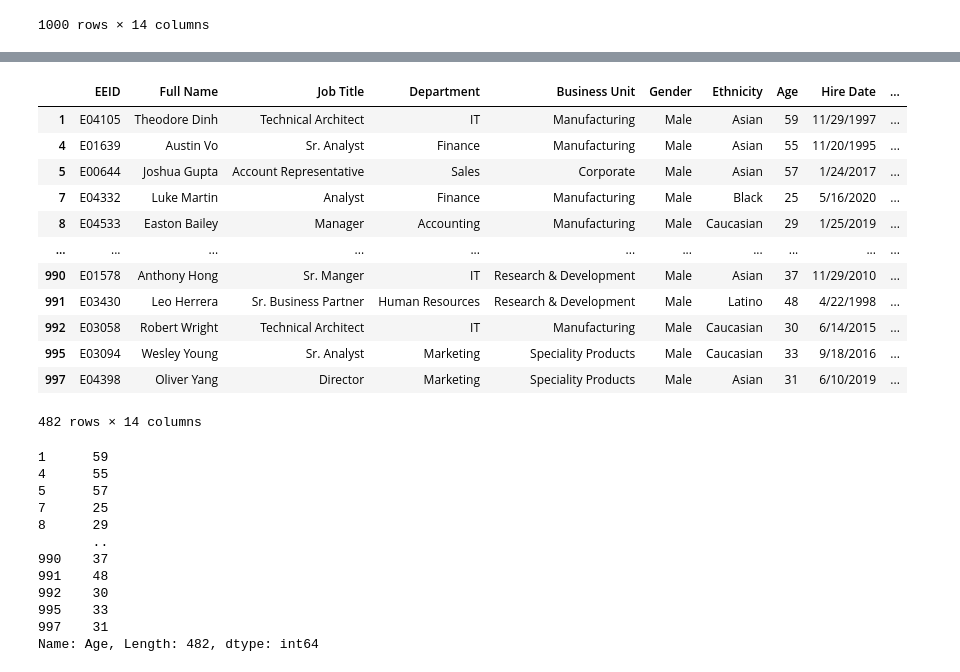
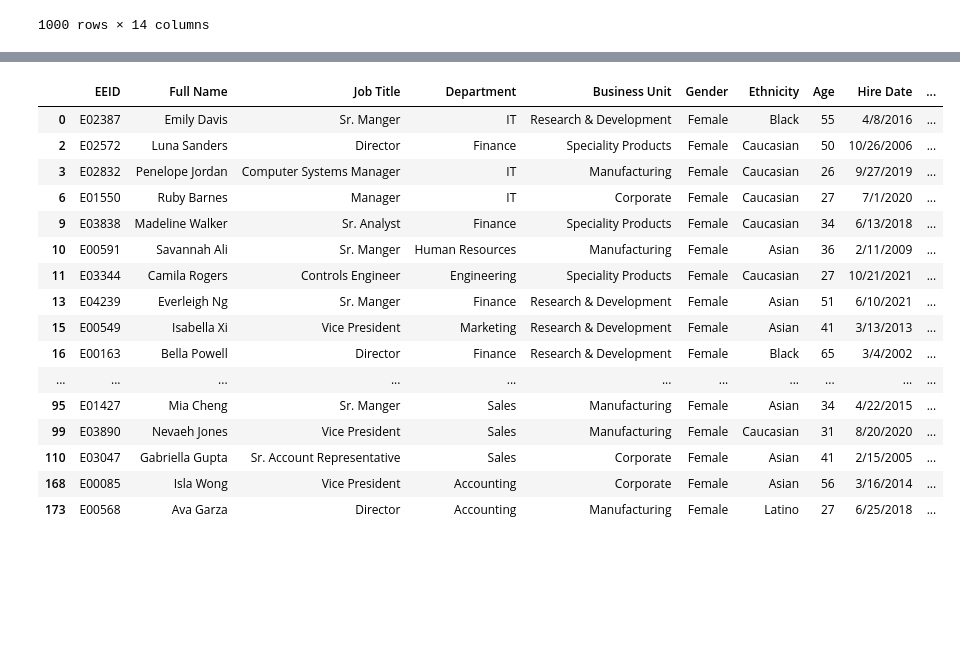
Before and after one commit to MortadhaHouch/data-analysis-getting-started, a Jupyter notebook: data_analysis.ipynb, the cells around one changed output, grey strips where cells are left out. Cells and saved outputs as stored; diff of their text form; code cells hidden in the pictures; blank space fills up the shorter version.

```diff
--- a/data_analysis.ipynb
+++ b/data_analysis.ipynb
@@ -41,33 +30,21 @@ males
 # %%
-females = data_frame[data_frame["Gender"] == "Male"]
-females
+females = data_frame[data_frame["Gender"] == "Female"]
+females.groupby("Department").head(5)
 # %% [output]
 |  | EEID | Full Name | Job Title | Department | Business Unit | Gender | Ethnicity | Age | Hire Date | ... |
-| 1 | E04105 | Theodore Dinh | Technical Architect | IT | Manufacturing | Male | Asian | 59 | 11/29/1997 | ... |
-| 4 | E01639 | Austin Vo | Sr. Analyst | Finance | Manufacturing | Male | Asian | 55 | 11/20/1995 | ... |
-| 5 | E00644 | Joshua Gupta | Account Representative | Sales | Corporate | Male | Asian | 57 | 1/24/2017 | ... |
-| 7 | E04332 | Luke Martin | Analyst | Finance | Manufacturing | Male | Black | 25 | 5/16/2020 | ... |
-| 8 | E04533 | Easton Bailey | Manager | Accounting | Manufacturing | Male | Caucasian | 29 | 1/25/2019 | ... |
+| 0 | E02387 | Emily Davis | Sr. Manger | IT | Research & Development | Female | Black | 55 | 4/8/2016 | ... |
+| 2 | E02572 | Luna Sanders | Director | Finance | Speciality Products | Female | Caucasian | 50 | 10/26/2006 | ... |
+| 3 | E02832 | Penelope Jordan | Computer Systems Manager | IT | Manufacturing | Female | Caucasian | 26 | 9/27/2019 | ... |
+| 6 | E01550 | Ruby Barnes | Manager | IT | Corporate | Female | Caucasian | 27 | 7/1/2020 | ... |
+| 9 | E03838 | Madeline Walker | Sr. Analyst | Finance | Speciality Products | Female | Caucasian | 34 | 6/13/2018 | ... |
+| 10 | E00591 | Savannah Ali | Sr. Manger | Human Resources | Manufacturing | Female | Asian | 36 | 2/11/2009 | ... |
+| 11 | E03344 | Camila Rogers | Controls Engineer | Engineering | Speciality Products | Female | Caucasian | 27 | 10/21/2021 | ... |
+| 13 | E04239 | Everleigh Ng | Sr. Manger | Finance | Research & Development | Female | Asian | 51 | 6/10/2021 | ... |
+| 15 | E00549 | Isabella Xi | Vice President | Marketing | Research & Development | Female | Asian | 41 | 3/13/2013 | ... |
+| 16 | E00163 | Bella Powell | Director | Finance | Research & Development | Female | Black | 65 | 3/4/2002 | ... |
 | ... | ... | ... | ... | ... | ... | ... | ... | ... | ... | ... |
-| 990 | E01578 | Anthony Hong | Sr. Manger | IT | Research & Development | Male | Asian | 37 | 11/29/2010 | ... |
-| 991 | E03430 | Leo Herrera | Sr. Business Partner | Human Resources | Research & Development | Male | Latino | 48 | 4/22/1998 | ... |
-| 992 | E03058 | Robert Wright | Technical Architect | IT | Manufacturing | Male | Caucasian | 30 | 6/14/2015 | ... |
-| 995 | E03094 | Wesley Young | Sr. Analyst | Marketing | Speciality Products | Male | Caucasian | 33 | 9/18/2016 | ... |
-| 997 | E04398 | Oliver Yang | Director | Marketing | Speciality Products | Male | Asian | 31 | 6/10/2019 | ... |
+| 95 | E01427 | Mia Cheng | Sr. Manger | Sales | Manufacturing | Female | Asian | 34 | 4/22/2015 | ... |
+| 99 | E03890 | Nevaeh Jones | Vice President | Sales | Manufacturing | Female | Caucasian | 31 | 8/20/2020 | ... |
+| 110 | E03047 | Gabriella Gupta | Sr. Account Representative | Sales | Corporate | Female | Asian | 41 | 2/15/2005 | ... |
+| 168 | E00085 | Isla Wong | Vice President | Accounting | Corporate | Female | Asian | 56 | 3/16/2014 | ... |
+| 173 | E00568 | Ava Garza | Director | Accounting | Manufacturing | Female | Latino | 27 | 6/25/2018 | ... |
-482 rows × 14 columns
-# %%
-male_ages = males["Age"]
-male_ages
-# %% [output]
-1      59
-4      55
-5      57
-7      25
-8      29
-       ..
-990    37
-991    48
-992    30
-995    33
-997    31
-Name: Age, Length: 482, dtype: int64
```
Also changed, not shown: parts of 14 cells of this notebook, 1 other file.
